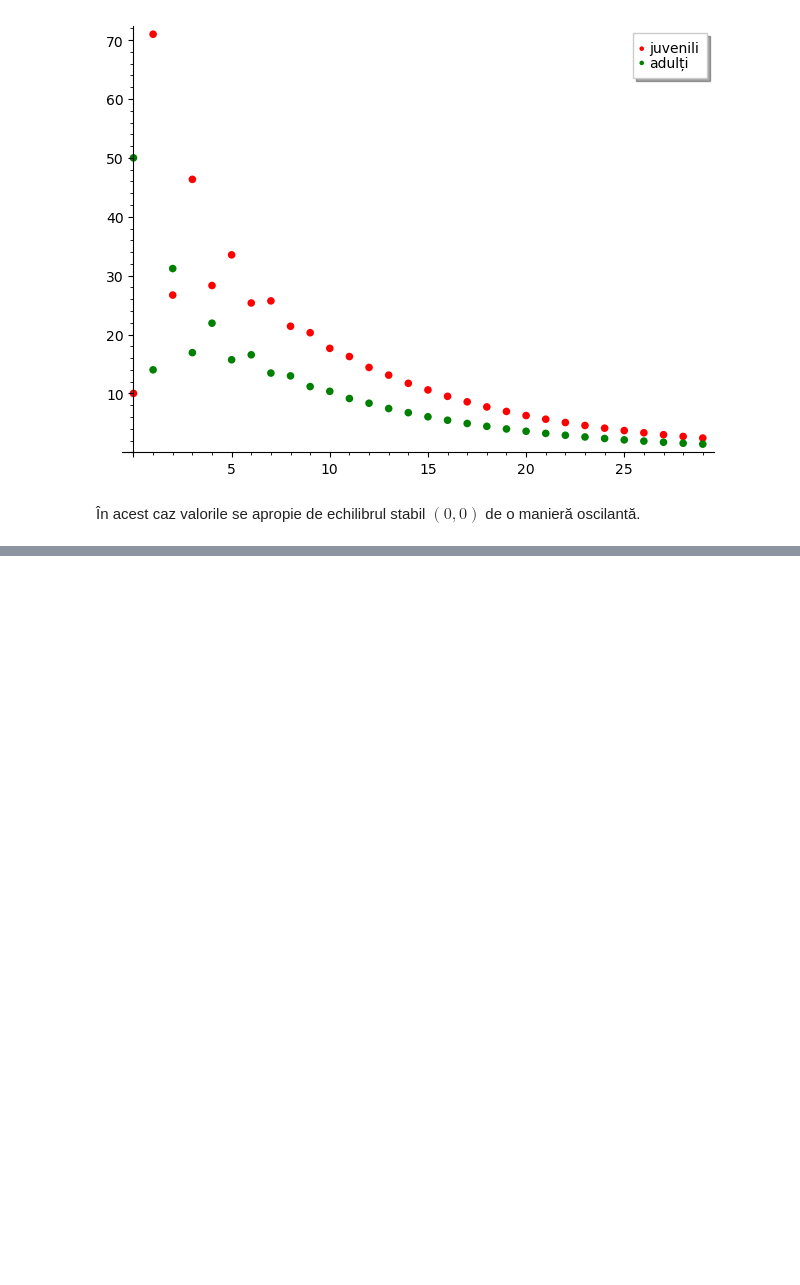
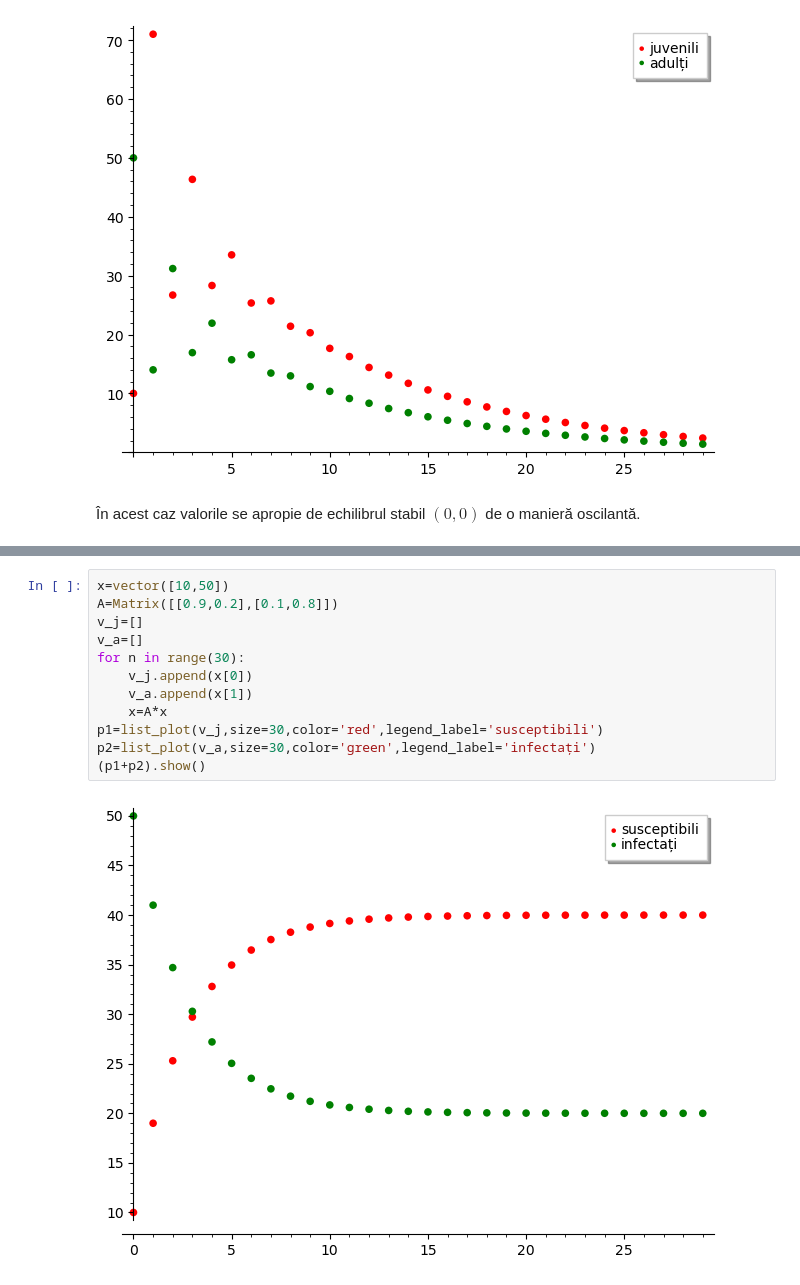
Before and after one commit to adhalanay/curs-ecologie, a Jupyter notebook: Cursul7.ipynb, the cells around one changed output, grey strips where cells are left out. Cells and saved outputs as stored; diff of their text form; blank space fills up the shorter version.

```diff
--- a/Cursul7.ipynb
+++ b/Cursul7.ipynb
@@ -223,0 +251,14 @@ p2=list_plot(v_a,size=30,color='green',legend_label='adulți')
+# %%
+x=vector([10,50])
+A=Matrix([[0.9,0.2],[0.1,0.8]])
+v_j=[]
+v_a=[]
+for n in range(30):
+    v_j.append(x[0])
+    v_a.append(x[1])
+    x=A*x
+p1=list_plot(v_j,size=30,color='red',legend_label='susceptibili')
+p2=list_plot(v_a,size=30,color='green',legend_label='infectați')
+(p1+p2).show()
+# %% [output]
+[figure, added]
```
Also changed, not shown: parts of 5 cells of this notebook.
